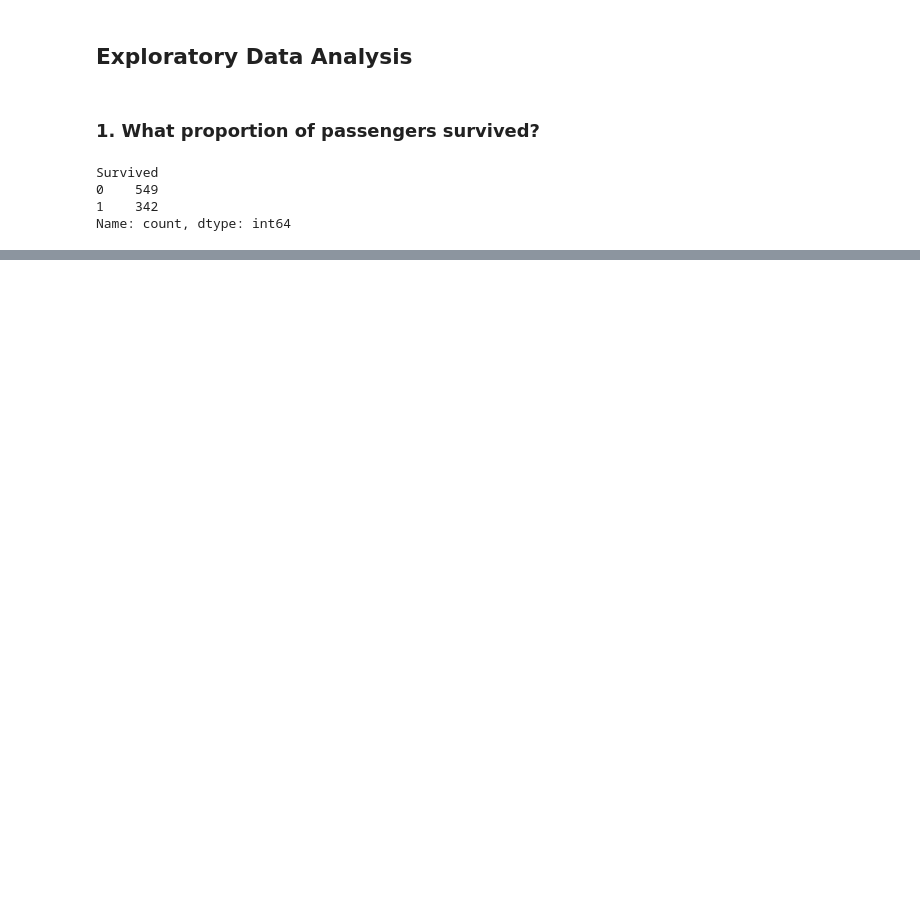
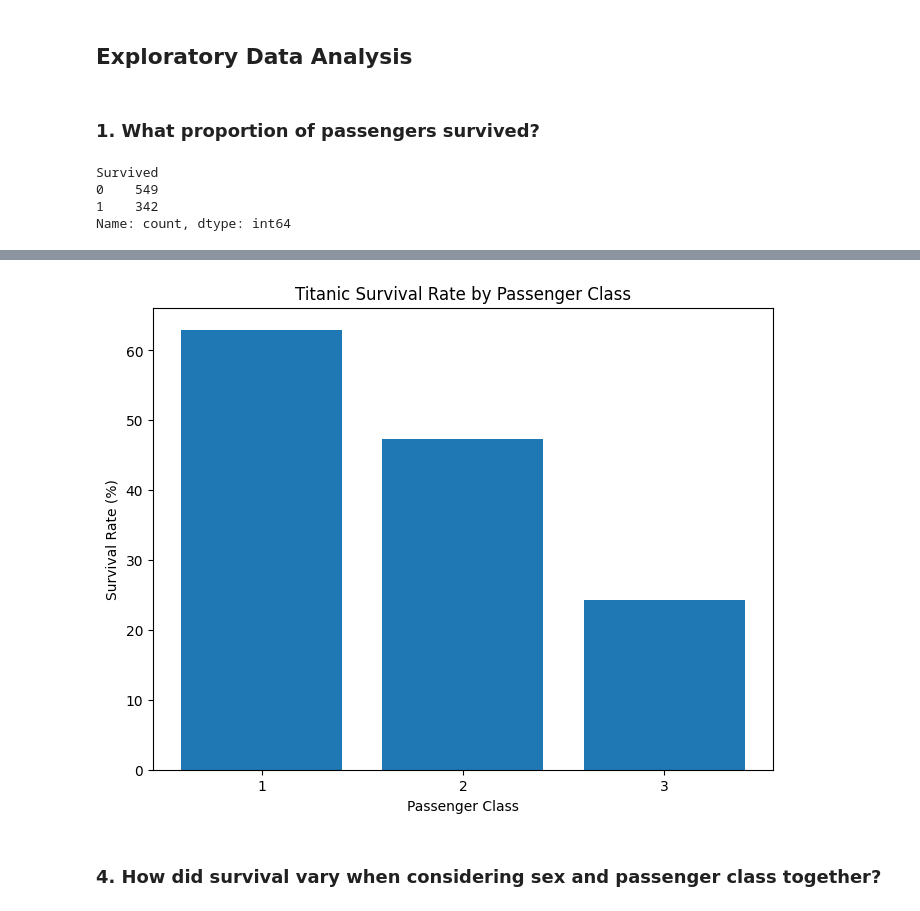
Before and after one commit to tingly-amua/Titanic-Survival-Analysis, a Jupyter notebook: titanic.ipynb, the cells around one changed output, grey strips where cells are left out. Saved outputs shown, nothing was run; the diff lists cells and outputs as text; code cells hidden in the pictures; blank space fills up the shorter version.

```diff
--- a/titanic.ipynb
+++ b/titanic.ipynb
@@ -279,0 +344,19 @@ Name: count, dtype: int64
+# %%
+survival_by_class = df.groupby('Pclass')['Survived'].mean() * 100
+
+plt.figure(figsize=(8, 6))
+
+plt.bar(
+    survival_by_class.index.astype(str),
+    survival_by_class.values
+)
+
+plt.xlabel('Passenger Class')
+plt.ylabel('Survival Rate (%)')
+plt.title('Titanic Survival Rate by Passenger Class')
+
+plt.show()
+# %% [output]
+[figure, added]
+# %% [markdown]
+### 4. How did survival vary when considering sex and passenger class together?
```
Also changed, not shown: parts of 23 cells of this notebook.
